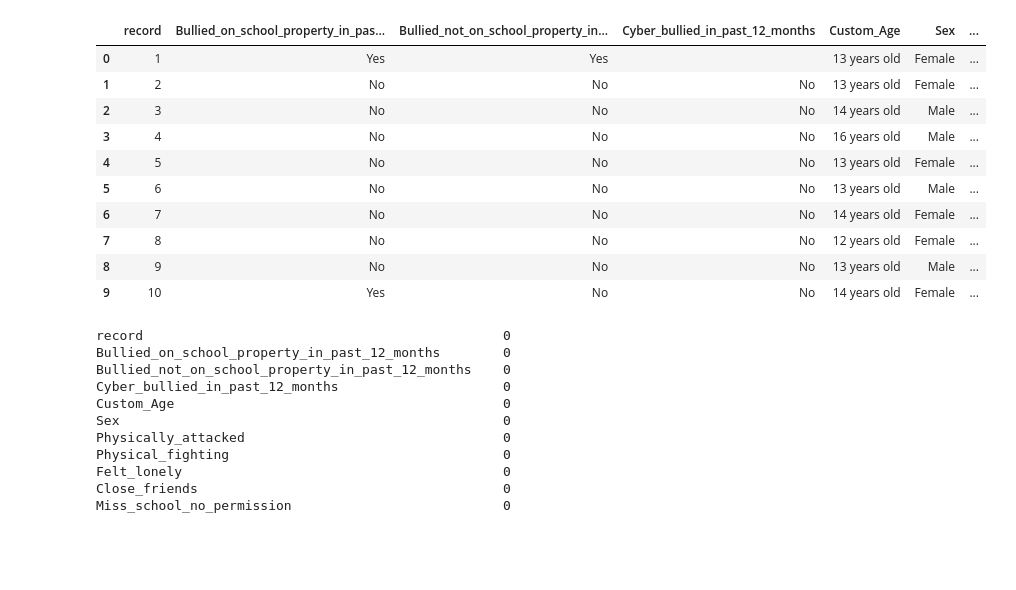
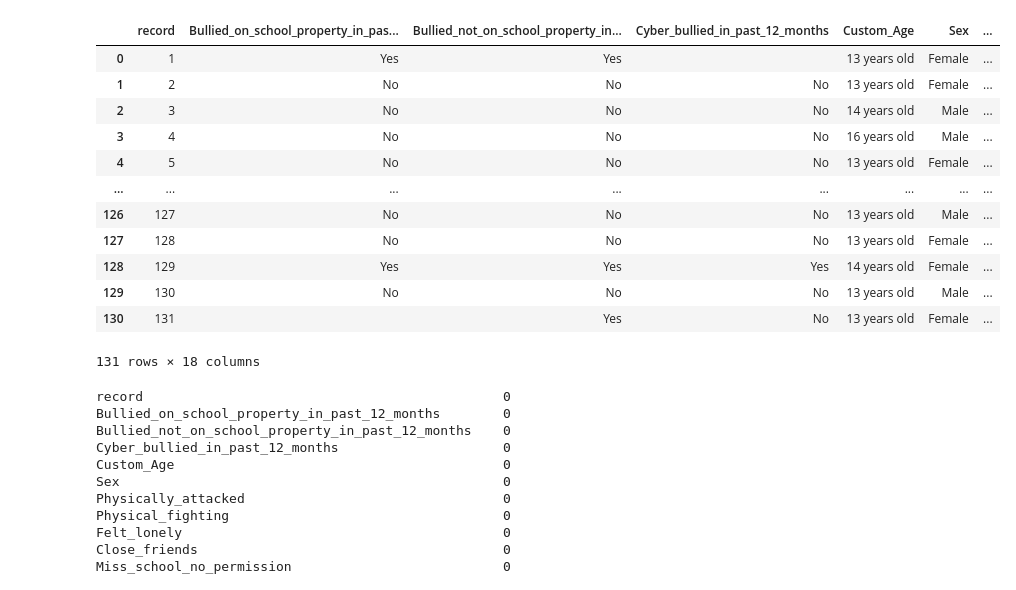
Before and after one commit to kg4687/bullying-prediction, a Jupyter notebook: bullying_prediction.ipynb, the cells around one changed output. Cells and saved outputs as stored; diff of their text form; code cells hidden in the pictures; blank space fills up the shorter version.

```diff
--- a/bullying_prediction.ipynb
+++ b/bullying_prediction.ipynb
@@ -13,19 +13,21 @@ from sklearn.preprocessing import LabelEncoder
 #importing the dataset
 # %%
 data = pd.read_csv('/content/Bullying_2018.csv',sep = ";")
-data.head(10)
+data.head(131)
 # %% [output]
 |  | record | Bullied_on_school_property_in_pas... | Bullied_not_on_school_property_in... | Cyber_bullied_in_past_12_months | Custom_Age | Sex | ... |
 | 0 | 1 | Yes | Yes |  | 13 years old | Female | ... |
 | 1 | 2 | No | No | No | 13 years old | Female | ... |
 | 2 | 3 | No | No | No | 14 years old | Male | ... |
 | 3 | 4 | No | No | No | 16 years old | Male | ... |
 | 4 | 5 | No | No | No | 13 years old | Female | ... |
-| 5 | 6 | No | No | No | 13 years old | Male | ... |
-| 6 | 7 | No | No | No | 14 years old | Female | ... |
-| 7 | 8 | No | No | No | 12 years old | Female | ... |
-| 8 | 9 | No | No | No | 13 years old | Male | ... |
-| 9 | 10 | Yes | No | No | 14 years old | Female | ... |
+| ... | ... | ... | ... | ... | ... | ... | ... |
+| 126 | 127 | No | No | No | 13 years old | Male | ... |
+| 127 | 128 | No | No | No | 13 years old | Female | ... |
+| 128 | 129 | Yes | Yes | Yes | 14 years old | Female | ... |
+| 129 | 130 | No | No | No | 13 years old | Male | ... |
+| 130 | 131 |  | Yes | No | 13 years old | Female | ... |
+131 rows × 18 columns
 # %%
 data.isnull().sum()
 # %% [output]
```
Also changed, not shown: parts of 32 cells of this notebook.
